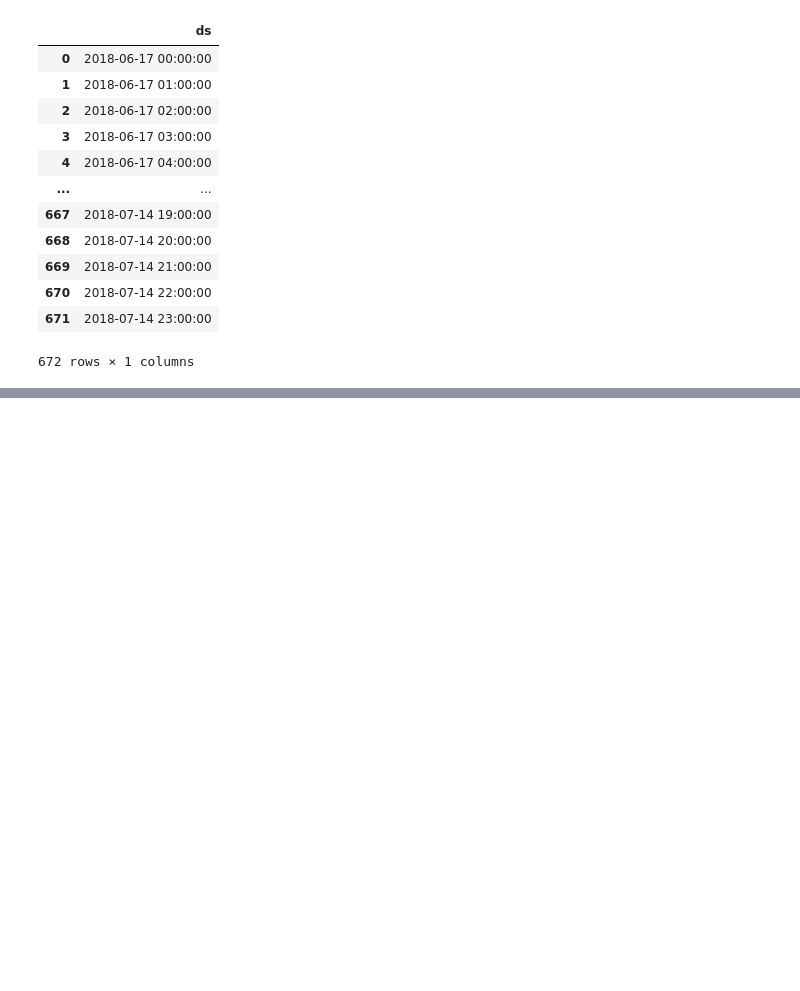
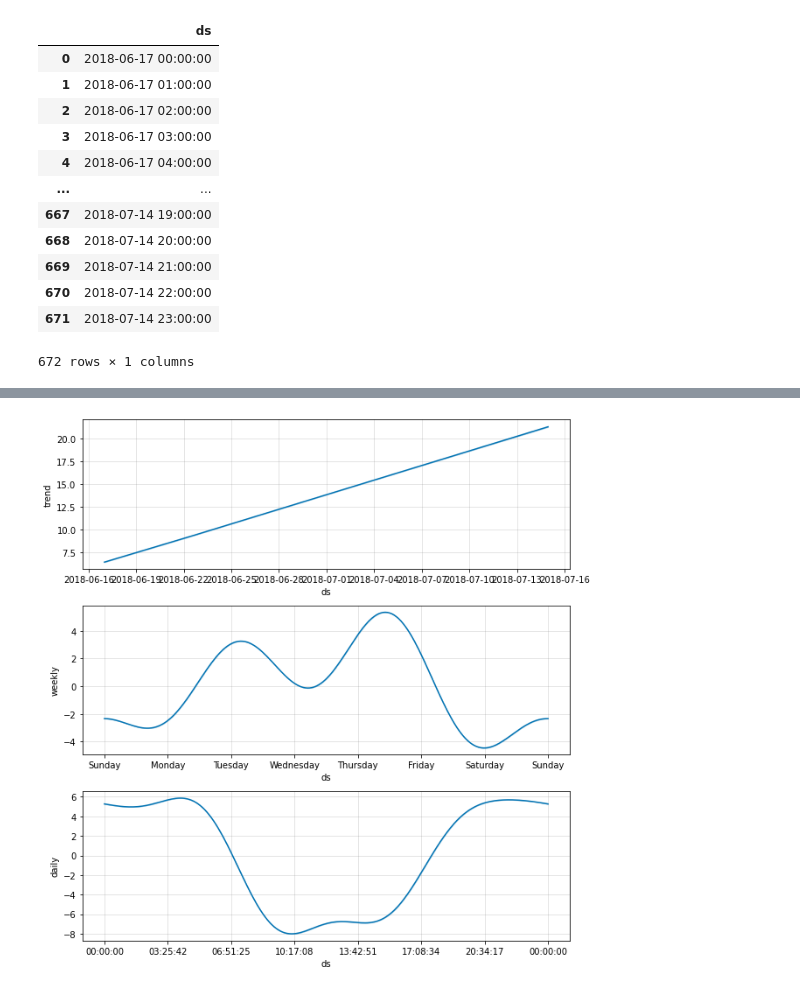
Before and after one commit to mitkrieg/citibike-timeseries, a Jupyter notebook: fbprophet_model.ipynb, the cells around one changed output, grey strips where cells are left out. Cells and saved outputs as stored; diff of their text form; code cells hidden in the pictures; blank space fills up the shorter version.

```diff
--- a/fbprophet_model.ipynb
+++ b/fbprophet_model.ipynb
@@ -127,0 +173,4 @@ ax.plot(forcast_ts.yhat,label='forcast')
+# %%
+m.plot_components(forcast);
+# %% [output]
+[figure, added]
```
Also changed, not shown: parts of 23 cells of this notebook.
